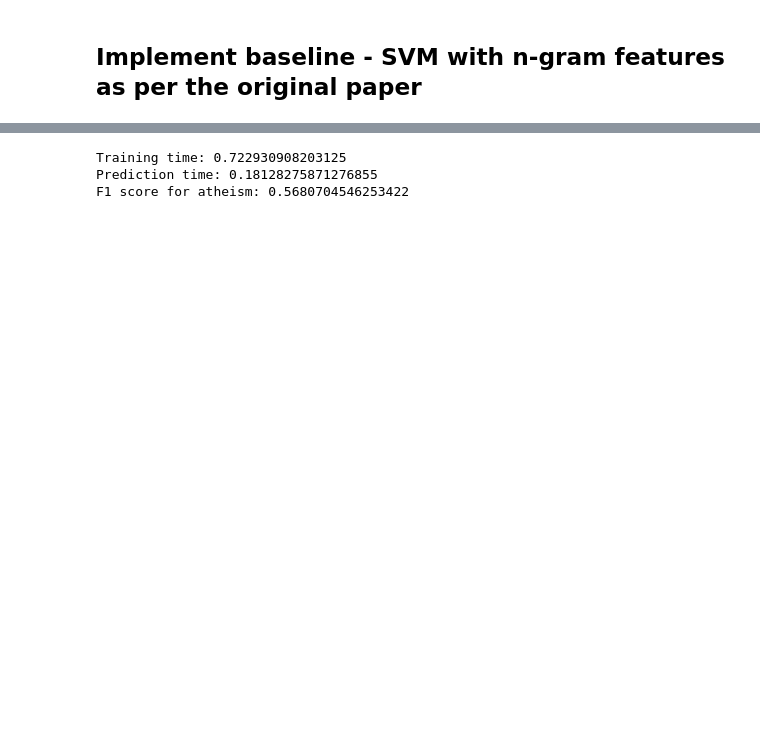
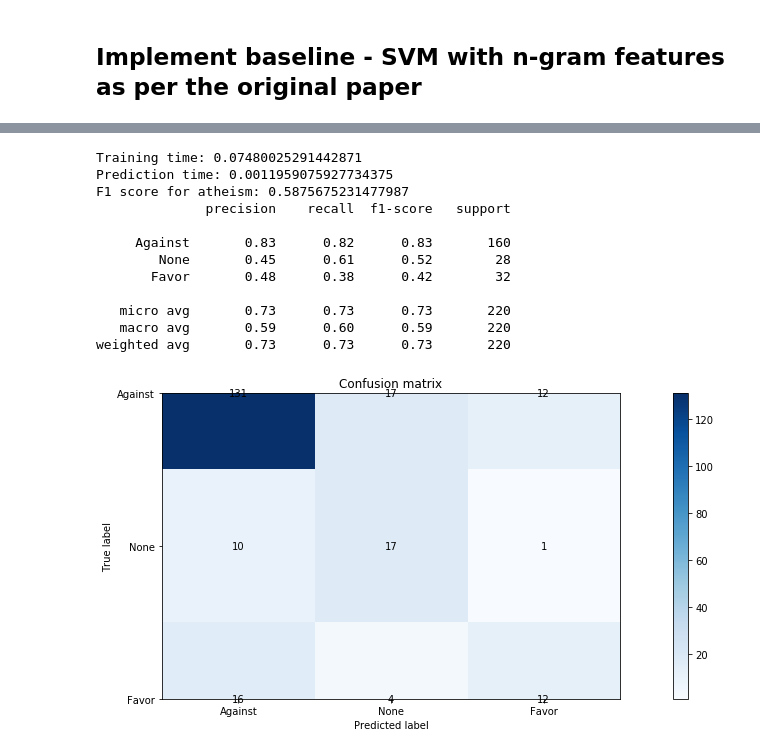
Before and after one commit to timspit/w266_final_project, a Jupyter notebook: baseline_implementation V2.ipynb, the cells around one changed output, grey strips where cells are left out. Drawn from its saved outputs; the diff is of its cells as text; code cells hidden in the pictures; blank space fills up the shorter version.

```diff
--- a/baseline_implementation V2.ipynb
+++ b/baseline_implementation V2.ipynb
@@ -40,9 +44,29 @@ def preprocess_tweets(x):
     """Create preprocessor to retain @, !, #, ? when leveraging CountVectorizer to create word n-grams;
     These characters are likely important to capturing stance given nature of a tweet"""
 
-    tokens = x.replace("@","ATSIGN").replace("!","XPT").replace("#","HASHTAG").replace("?","QUESTM")
-    tokens = re.sub("\d+", "D", tokens)
+    tokens = x.replace("@"," ATSIGN ").replace("!"," XPT ").replace("#"," HASHTAG ").replace("?"," QUESTM ")
+    tokens = re.sub("\d+", "DIGIT", tokens)
     return tokens
+# %%
+def confusion_plot(confusion_matrix, target_names):
+    # Plot confusion matrix (via imshow)
+    plt.imshow(confusion_matrix, interpolation = "nearest", cmap = plt.cm.Blues)
+    plt.title("Confusion matrix")
+    plt.colorbar()
+    tick_marks = np.arange(len(target_names))
+    plt.xticks(tick_marks, target_names)
+    plt.yticks(tick_marks, target_names)
+    plt.tight_layout()
+
+    # Loop through each value of the matrix to add data labels
+    width, height = confusion_matrix.shape
+    for x in range(width):
+        for y in range(height):
+            plt.annotate(str(confusion_matrix[x][y]), xy = (y, x),
+                        horizontalalignment = "center",
+                        verticalalignment = "center")
+    plt.ylabel("True label")
+    plt.xlabel("Predicted label")
 # %%
 def svm_stance(train, test, topic_list):
     """This function takes a list of topics and returns the stance classification f1 score
@@ -107,7 +131,8 @@ def svm_stance(train, test, topic_list):
 
     #train SVM
     start_time_train = time.time()
-    svm = SVC(kernel = 'linear')
+    #svm = SVC(kernel = 'linear', C = 10)
+    svm = LinearSVC(class_weight = 'balanced', C = 100)
     svm.fit(train_grams,stance_labels_train)
     end_time_train = time.time()
     print("Training time:",end_time_train - start_time_train)
@@ -121,14 +146,35 @@ def svm_stance(train, test, topic_list):
     #calculate f1 score
     f1 = f1_score(stance_labels_test, stance_predict, average = 'macro')
 
-    return f1
+    report = classification_report(y_true = stance_labels_test,
+                                        y_pred = stance_predict,
+                                        target_names = ['Against', 'None', 'Favor'])
+
+    confuse = confusion_matrix(y_true = stance_labels_test, y_pred = stance_predict)
+
+    return f1, report, confuse
 # %%
 #Atheism
-f1_ath = svm_stance(twitter_train, twitter_test, ['Atheism'])
+f1_ath, report_ath, confuse_ath = svm_stance(twitter_train, twitter_test, ['Atheism'])
 print("F1 score for atheism:", f1_ath)
+print(report_ath)
+
+plt.figure(figsize=(15, 5))
+confusion_plot(confuse_ath, ['Against', 'None', 'Favor'])
+plt.show()
 # %% [output]
-Training time: 0.722930908203125
-Prediction time: 0.18128275871276855
-F1 score for atheism: 0.5680704546253422
+Training time: 0.07480025291442871
+Prediction time: 0.0011959075927734375
+F1 score for atheism: 0.5875675231477987
+              precision    recall  f1-score   support
+
+     Against       0.83      0.82      0.83       160
+        None       0.45      0.61      0.52        28
+       Favor       0.48      0.38      0.42        32
+
+   micro avg       0.73      0.73      0.73       220
+   macro avg       0.59      0.60      0.59       220
+weighted avg       0.73      0.73      0.73       220
+[figure, added]
 # %%
 #Hillary
```
Also changed, not shown: parts of 6 cells of this notebook, 1 other file.
